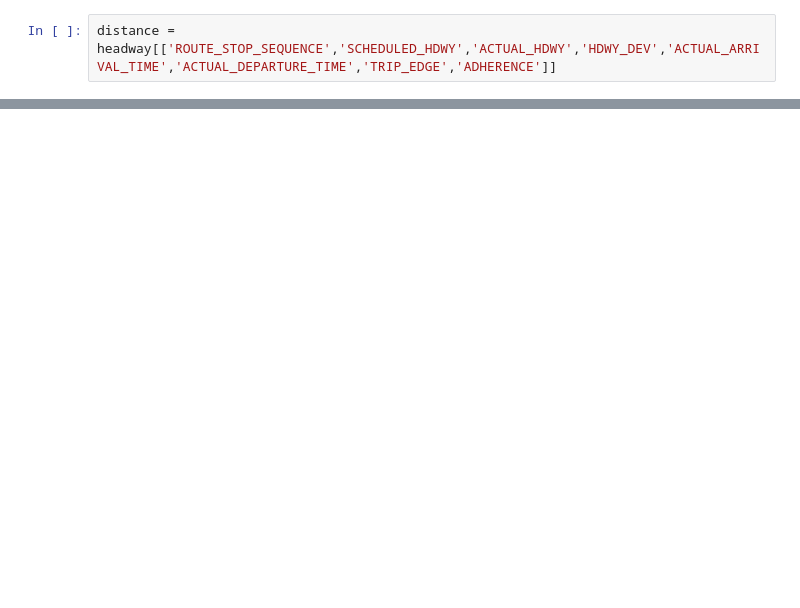
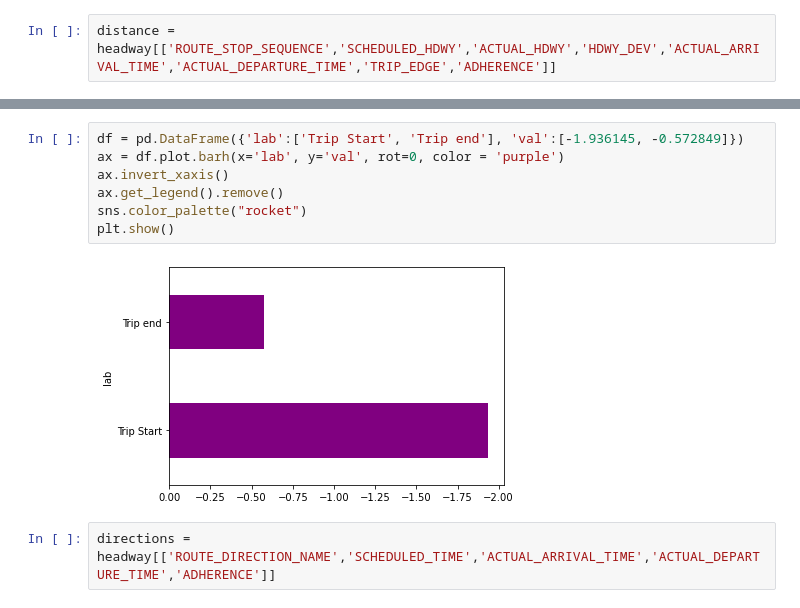
Before and after one commit to NSS-Data-Analytics-Cohort-7/wego-data-world-problems, a Jupyter notebook: notebook/Wego Analysis.ipynb, the cells around one changed output, grey strips where cells are left out. Cells and saved outputs as stored; diff of their text form; blank space fills up the shorter version.

```diff
--- a/notebook/Wego Analysis.ipynb
+++ b/notebook/Wego Analysis.ipynb
@@ -273,0 +266,11 @@ plt.show()
+# %%
+df = pd.DataFrame({'lab':['Trip Start', 'Trip end'], 'val':[-1.936145, -0.572849]})
+ax = df.plot.barh(x='lab', y='val', rot=0, color = 'purple')
+ax.invert_xaxis()
+ax.get_legend().remove()
+sns.color_palette("rocket")
+plt.show()
+# %% [output]
+[figure, added]
+# %%
+directions = headway[['ROUTE_DIRECTION_NAME','SCHEDULED_TIME','ACTUAL_ARRIVAL_TIME','ACTUAL_DEPARTURE_TIME','ADHERENCE']]
```
Also changed, not shown: parts of 18 cells of this notebook.
